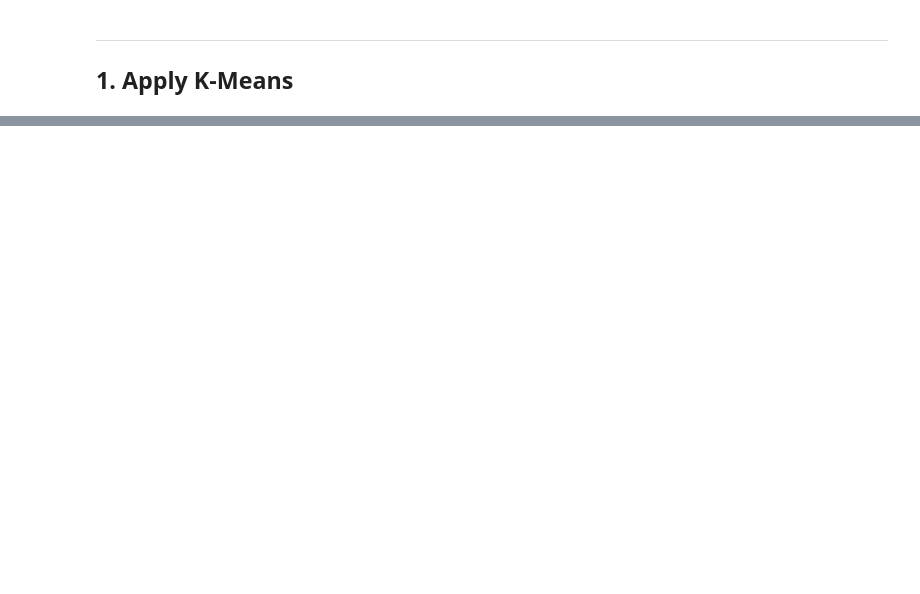
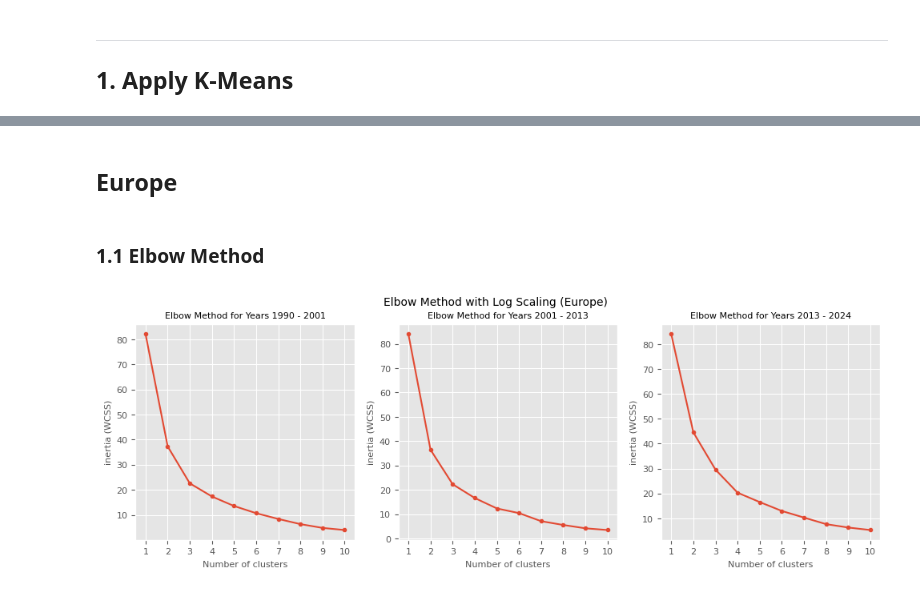
Before and after one commit to martinadep/co2_emissions_data_mining, a Jupyter notebook: notebooks/2_K-Means.ipynb, the cells around one changed output, grey strips where cells are left out. Saved outputs shown, nothing was run; the diff lists cells and outputs as text; code cells hidden in the pictures; blank space fills up the shorter version.

```diff
--- a/notebooks/2_K-Means.ipynb
+++ b/notebooks/2_K-Means.ipynb
@@ -128,0 +313,37 @@ plt.show()
+# %% [markdown]
+## Europe
+# %%
+df_europe = df[df['Continent'] == 'Europe']
+# %% [markdown]
+### 1.1 Elbow Method
+# %%
+fig_log, axes_log = plt.subplots(1, num_ranges, figsize=(4 * num_ranges, 3.5))
+
+for i in range(num_ranges):
+    # create subsets
+    year_start = min_year + i * (max_year - min_year) / num_ranges
+    year_end = min_year + (i + 1) * (max_year - min_year) / num_ranges
+    df_subset = df_europe[(df_europe['Year'] >= year_start) & (df_europe['Year'] < year_end)]
+    df_subset = df_subset.groupby('Country Name').agg({
+            'GDP per capita': 'mean',
+            'CO2 emissions per capita': 'mean',
+            'log (GDP pc)': 'mean',
+            'log (CO2 pc)': 'mean'
+        }).reset_index()
+
+    # Elbow method log scale
+    wcss_log = elbow_method(df_subset, ['log (GDP pc)', 'log (CO2 pc)'])
+    axes_log[i].plot(range(1, len(wcss_log) + 1), wcss_log, marker='o', markersize=3)
+    axes_log[i].set_title(f'Elbow Method for Years {year_start:.0f} - {year_end:.0f}', fontsize=8)
+    axes_log[i].set_xlabel('Number of clusters', fontsize=8)
+    axes_log[i].set_ylabel('inertia (WCSS)', fontsize=8)
+    axes_log[i].set_xticks(range(1, len(wcss_log) + 1))
+    axes_log[i].tick_params(axis='x', labelsize=8)
+    axes_log[i].tick_params(axis='y', labelsize=8)
+
+fig_std.suptitle('Elbow Method with Standard Scaling (Europe)', fontsize=10)
+fig_log.suptitle('Elbow Method with Log Scaling (Europe)', fontsize=10)
+fig_std.savefig(f'../plots/kmeans/elbow/elbow_std_europe.png')
+fig_log.savefig(f'../plots/kmeans/elbow/elbow_log_europe.png')
+# %% [output]
+[figure, added]
```
Also changed, not shown: parts of 23 cells of this notebook, 8 other files.
